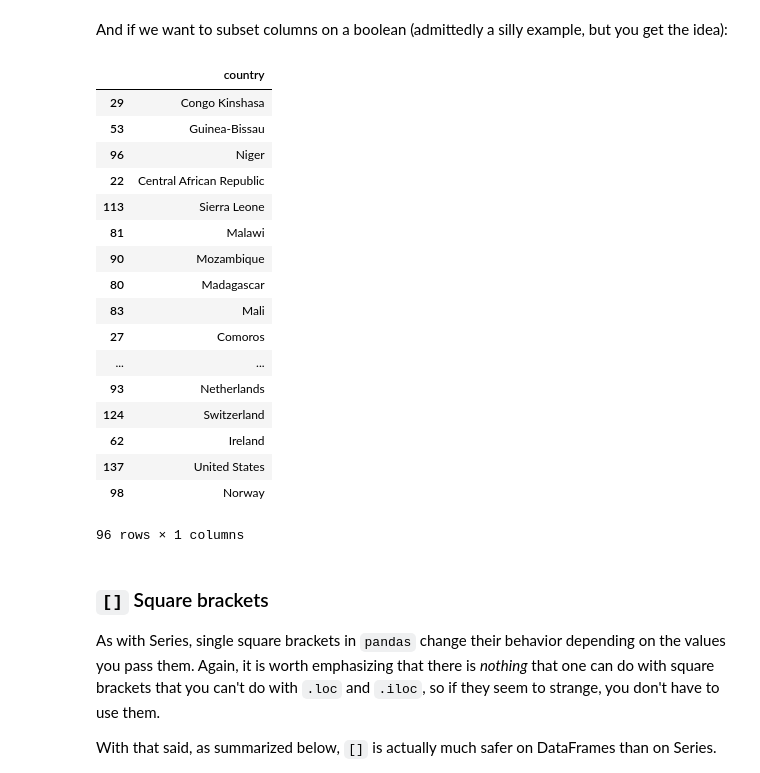
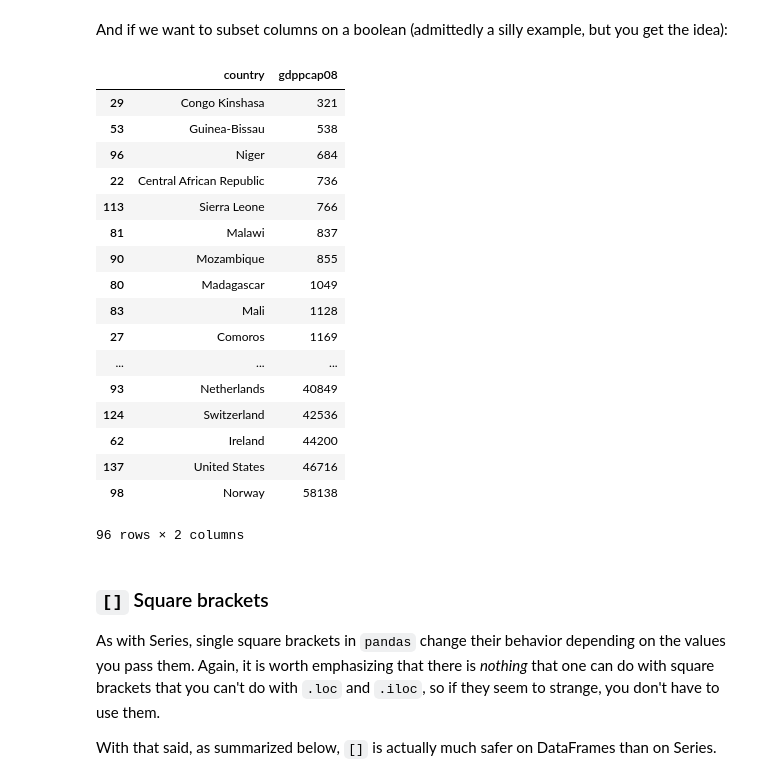
Before and after one commit to nickeubank/data-science-in-julia, a Jupyter notebook: source/pandas_dataframes.ipynb, the cells around one changed output. Drawn from its saved outputs; the diff is of its cells as text; code cells hidden in the pictures.

```diff
--- a/source/pandas_dataframes.ipynb
+++ b/source/pandas_dataframes.ipynb
@@ -275,27 +275,27 @@ IndexError: Item wrong length 3 instead of 96.
 # %% [markdown]
 And if we want to subset columns on a boolean (admittedly a silly example, but you get the idea):
 # %%
-relatively_democratic = relatively_democratic.loc[:, (world.columns == 'country') | (world.columns == 'gdppercap08')]
+relatively_democratic = relatively_democratic.loc[:, (world.columns == 'country') | (world.columns == 'gdppcap08')]
 relatively_democratic
 # %% [output]
-|  | country |
-| 29 | Congo Kinshasa |
-| 53 | Guinea-Bissau |
-| 96 | Niger |
-| 22 | Central African Republic |
-| 113 | Sierra Leone |
-| 81 | Malawi |
-| 90 | Mozambique |
-| 80 | Madagascar |
-| 83 | Mali |
-| 27 | Comoros |
-| ... | ... |
-| 93 | Netherlands |
-| 124 | Switzerland |
-| 62 | Ireland |
-| 137 | United States |
-| 98 | Norway |
+|  | country | gdppcap08 |
+| 29 | Congo Kinshasa | 321 |
+| 53 | Guinea-Bissau | 538 |
+| 96 | Niger | 684 |
+| 22 | Central African Republic | 736 |
+| 113 | Sierra Leone | 766 |
+| 81 | Malawi | 837 |
+| 90 | Mozambique | 855 |
+| 80 | Madagascar | 1049 |
+| 83 | Mali | 1128 |
+| 27 | Comoros | 1169 |
+| ... | ... | ... |
+| 93 | Netherlands | 40849 |
+| 124 | Switzerland | 42536 |
+| 62 | Ireland | 44200 |
+| 137 | United States | 46716 |
+| 98 | Norway | 58138 |
-96 rows × 1 columns
+96 rows × 2 columns
 # %% [markdown]
 ### `[]` Square brackets
 
```
Also changed, not shown: parts of 1 cell of this notebook, 5 other files.
